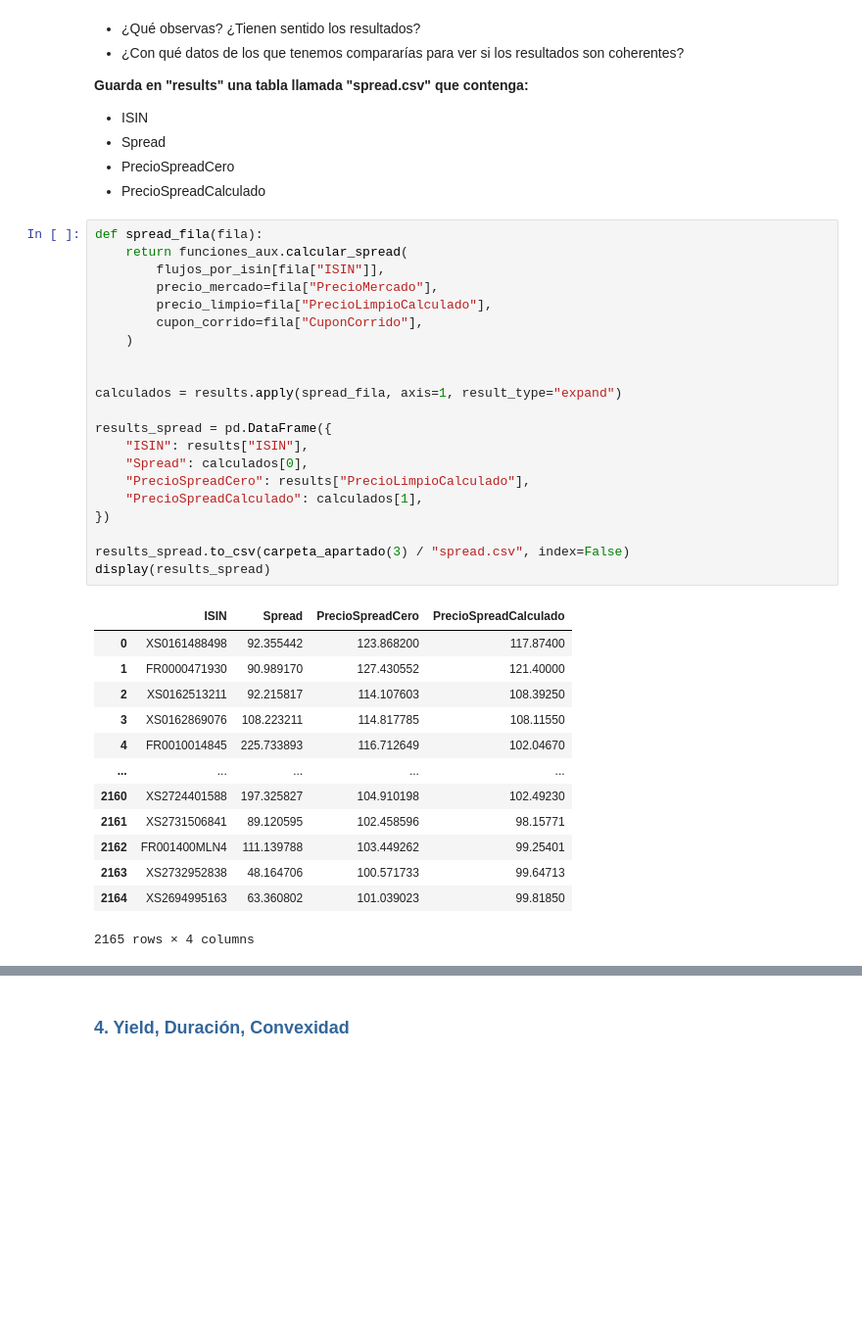
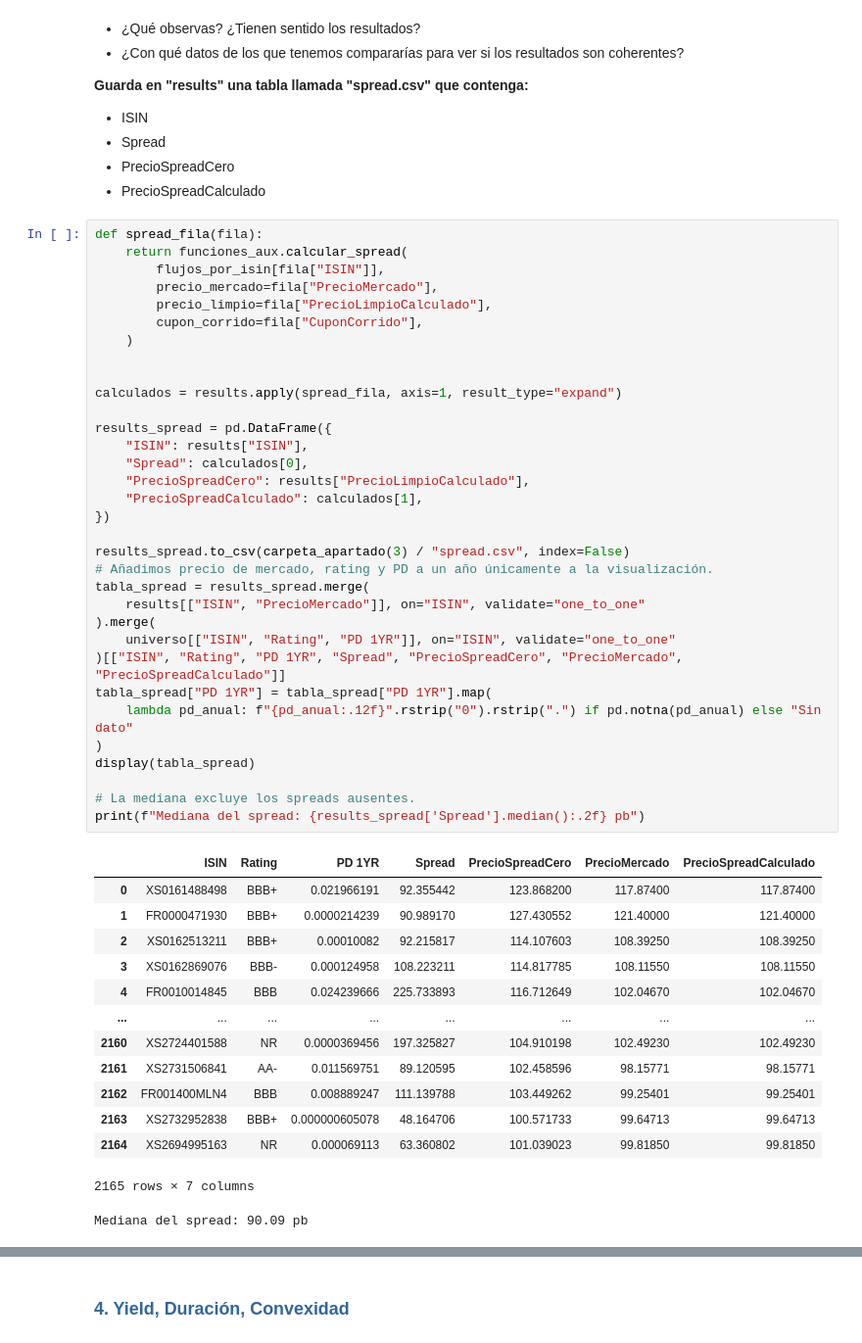
Before and after one commit to alejandroperezpujante/taller-rf-miax15, a Jupyter notebook: src/analisis_cartera.ipynb, the cells around one changed output, grey strips where cells are left out. Shown at 98% size. Drawn from its saved outputs; the diff is of its cells as text; blank space fills up the shorter version.

```diff
--- a/src/analisis_cartera.ipynb
+++ b/src/analisis_cartera.ipynb
@@ -727,35 +727,48 @@ Calculemos ahora los spreads que debemos añadir a la curva con un movimiento pa
 # %%
 def spread_fila(fila):
     return funciones_aux.calcular_spread(
         flujos_por_isin[fila["ISIN"]],
         precio_mercado=fila["PrecioMercado"],
         precio_limpio=fila["PrecioLimpioCalculado"],
         cupon_corrido=fila["CuponCorrido"],
     )
 
 
 calculados = results.apply(spread_fila, axis=1, result_type="expand")
 
 results_spread = pd.DataFrame({
     "ISIN": results["ISIN"],
     "Spread": calculados[0],
     "PrecioSpreadCero": results["PrecioLimpioCalculado"],
     "PrecioSpreadCalculado": calculados[1],
 })
 
 results_spread.to_csv(carpeta_apartado(3) / "spread.csv", index=False)
-display(results_spread)
+# Añadimos precio de mercado, rating y PD a un año únicamente a la visualización.
+tabla_spread = results_spread.merge(
+    results[["ISIN", "PrecioMercado"]], on="ISIN", validate="one_to_one"
+).merge(
+    universo[["ISIN", "Rating", "PD 1YR"]], on="ISIN", validate="one_to_one"
+)[["ISIN", "Rating", "PD 1YR", "Spread", "PrecioSpreadCero", "PrecioMercado", "PrecioSpreadCalculado"]]
+tabla_spread["PD 1YR"] = tabla_spread["PD 1YR"].map(
+    lambda pd_anual: f"{pd_anual:.12f}".rstrip("0").rstrip(".") if pd.notna(pd_anual) else "Sin dato"
+)
+display(tabla_spread)
+
+# La mediana excluye los spreads ausentes.
+print(f"Mediana del spread: {results_spread['Spread'].median():.2f} pb")
 # %% [output]
-|  | ISIN | Spread | PrecioSpreadCero | PrecioSpreadCalculado |
-| 0 | XS0161488498 | 92.355442 | 123.868200 | 117.87400 |
-| 1 | FR0000471930 | 90.989170 | 127.430552 | 121.40000 |
-| 2 | XS0162513211 | 92.215817 | 114.107603 | 108.39250 |
-| 3 | XS0162869076 | 108.223211 | 114.817785 | 108.11550 |
-| 4 | FR0010014845 | 225.733893 | 116.712649 | 102.04670 |
-| ... | ... | ... | ... | ... |
-| 2160 | XS2724401588 | 197.325827 | 104.910198 | 102.49230 |
-| 2161 | XS2731506841 | 89.120595 | 102.458596 | 98.15771 |
-| 2162 | FR001400MLN4 | 111.139788 | 103.449262 | 99.25401 |
-| 2163 | XS2732952838 | 48.164706 | 100.571733 | 99.64713 |
-| 2164 | XS2694995163 | 63.360802 | 101.039023 | 99.81850 |
+|  | ISIN | Rating | PD 1YR | Spread | PrecioSpreadCero | PrecioMercado | PrecioSpreadCalculado |
+| 0 | XS0161488498 | BBB+ | 0.021966191 | 92.355442 | 123.868200 | 117.87400 | 117.87400 |
+| 1 | FR0000471930 | BBB+ | 0.0000214239 | 90.989170 | 127.430552 | 121.40000 | 121.40000 |
+| 2 | XS0162513211 | BBB+ | 0.00010082 | 92.215817 | 114.107603 | 108.39250 | 108.39250 |
+| 3 | XS0162869076 | BBB- | 0.000124958 | 108.223211 | 114.817785 | 108.11550 | 108.11550 |
+| 4 | FR0010014845 | BBB | 0.024239666 | 225.733893 | 116.712649 | 102.04670 | 102.04670 |
+| ... | ... | ... | ... | ... | ... | ... | ... |
+| 2160 | XS2724401588 | NR | 0.0000369456 | 197.325827 | 104.910198 | 102.49230 | 102.49230 |
+| 2161 | XS2731506841 | AA- | 0.011569751 | 89.120595 | 102.458596 | 98.15771 | 98.15771 |
+| 2162 | FR001400MLN4 | BBB | 0.008889247 | 111.139788 | 103.449262 | 99.25401 | 99.25401 |
+| 2163 | XS2732952838 | BBB+ | 0.000000605078 | 48.164706 | 100.571733 | 99.64713 | 99.64713 |
+| 2164 | XS2694995163 | NR | 0.000069113 | 63.360802 | 101.039023 | 99.81850 | 99.81850 |
-2165 rows × 4 columns
+2165 rows × 7 columns
+Mediana del spread: 90.09 pb
```
Also changed, not shown: parts of 8 cells of this notebook, 3 other files.
